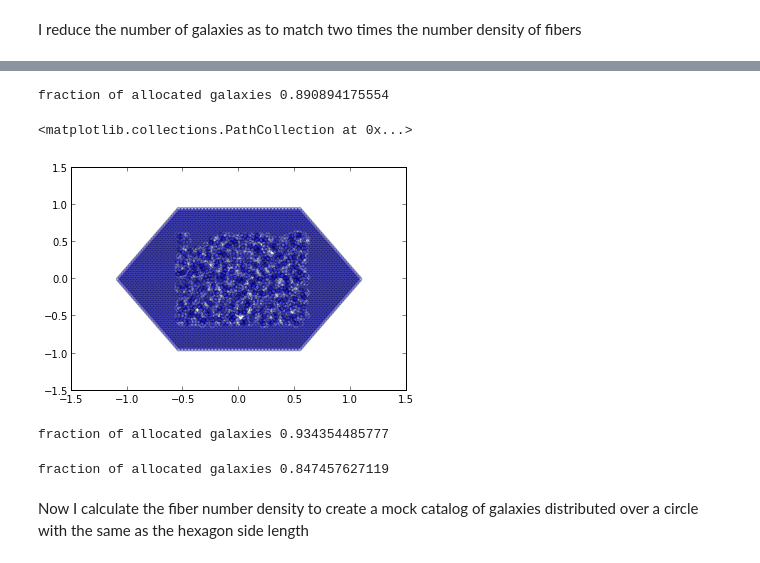
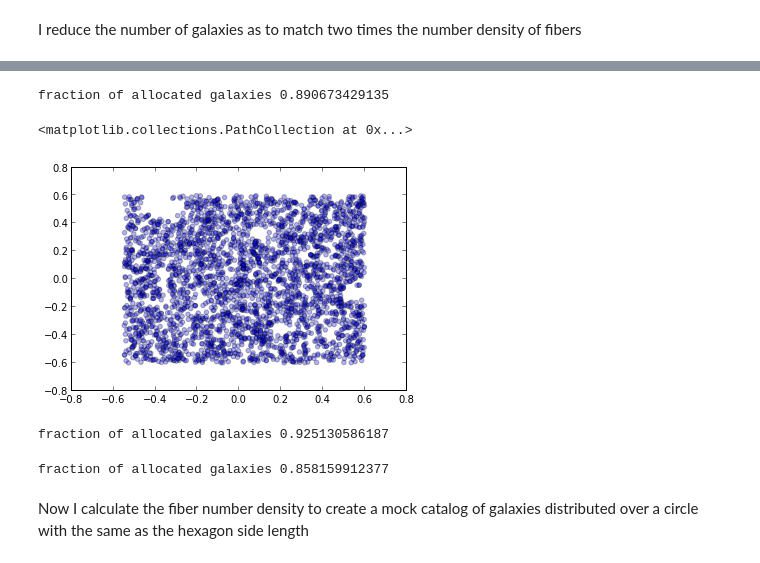
Before and after one commit to forero/FiberAllocation, a Jupyter notebook: source/fiber_allocation.ipynb, the cells around one changed output, grey strips where cells are left out. Saved outputs shown, nothing was run; the diff lists cells and outputs as text; code cells hidden in the pictures.

```diff
--- a/source/fiber_allocation.ipynb
+++ b/source/fiber_allocation.ipynb
@@ -388,7 +394,7 @@ fibers_survey_area = (3.0 * sqrt(3.0)/2.0)*(fibers.radius **2)
 
 print gals_survey_area, fibers_survey_area
 
-desired_N_gals = int(gals_survey_area * 2.0* (fibers.Nfibers/fibers_survey_area))
+desired_N_gals = int(gals_survey_area * 2.00 * (fibers.Nfibers/fibers_survey_area))
 
 print desired_N_gals, observed_gals.Ngalaxies
 
@@ -457,13 +463,13 @@ make_fiber_allocation(fibers, observed_gals, tile_visit_ID=2, rank_criterion=met
 # %%
 allocated_gals = where(observed_gals.tile_visit_ID!=-1)
 n_allocated = size(allocated_gals)
 n_total_gals = 1.0*observed_gals.Ngalaxies
 print 'fraction of allocated galaxies', n_allocated/n_total_gals
-scatter(fibers.x, fibers.y, alpha=0.3)
+scatter(observed_gals.x[allocated_gals], observed_gals.y[allocated_gals], alpha=0.3)
 # %% [output]
-fraction of allocated galaxies 0.890894175554
+fraction of allocated galaxies 0.890673429135
 <matplotlib.collections.PathCollection at 0x...>
-[figure, old version]
+[figure, new version]
 # %%
 #check the efficiency by galaxy type 1 - ELG
 allocated_gals_1 = where((observed_gals.tile_visit_ID!=-1) & (observed_gals.gal_type==1))
@@ -471,7 +477,7 @@ n_allocated_1 = 1.0*size(allocated_gals_1)
 n_total_gals_1 = 1.0*size(where(observed_gals.gal_type==1))
 print 'fraction of allocated galaxies', n_allocated_1/n_total_gals_1
 # %% [output]
-fraction of allocated galaxies 0.934354485777
+fraction of allocated galaxies 0.925130586187
 # %%
 #check the efficiency by galaxy type 2 - LRG
 allocated_gals_2 = where((observed_gals.tile_visit_ID!=-1) & (observed_gals.gal_type==2))
@@ -479,7 +485,7 @@ n_allocated_2 = 1.0*size(allocated_gals_2)
 n_total_gals_2 = 1.0*size(where(observed_gals.gal_type==2))
 print 'fraction of allocated galaxies', n_allocated_2/n_total_gals_2
 # %% [output]
-fraction of allocated galaxies 0.847457627119
+fraction of allocated galaxies 0.858159912377
 # %% [markdown]
 Now I calculate the fiber number density to create a mock catalog of galaxies distributed over a circle with the same as the hexagon side length
 # %%
```
Also changed, not shown: parts of 10 cells of this notebook.
